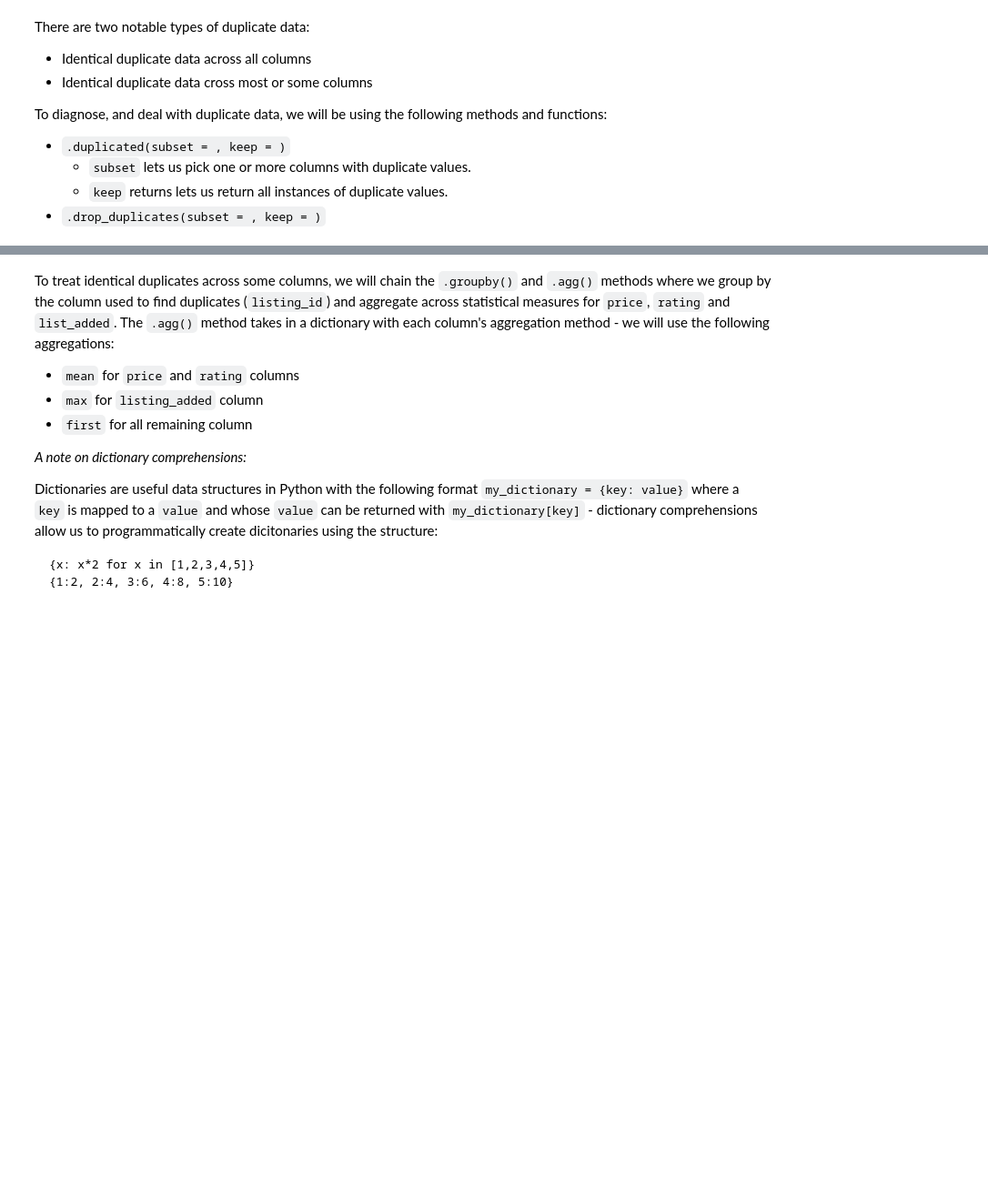
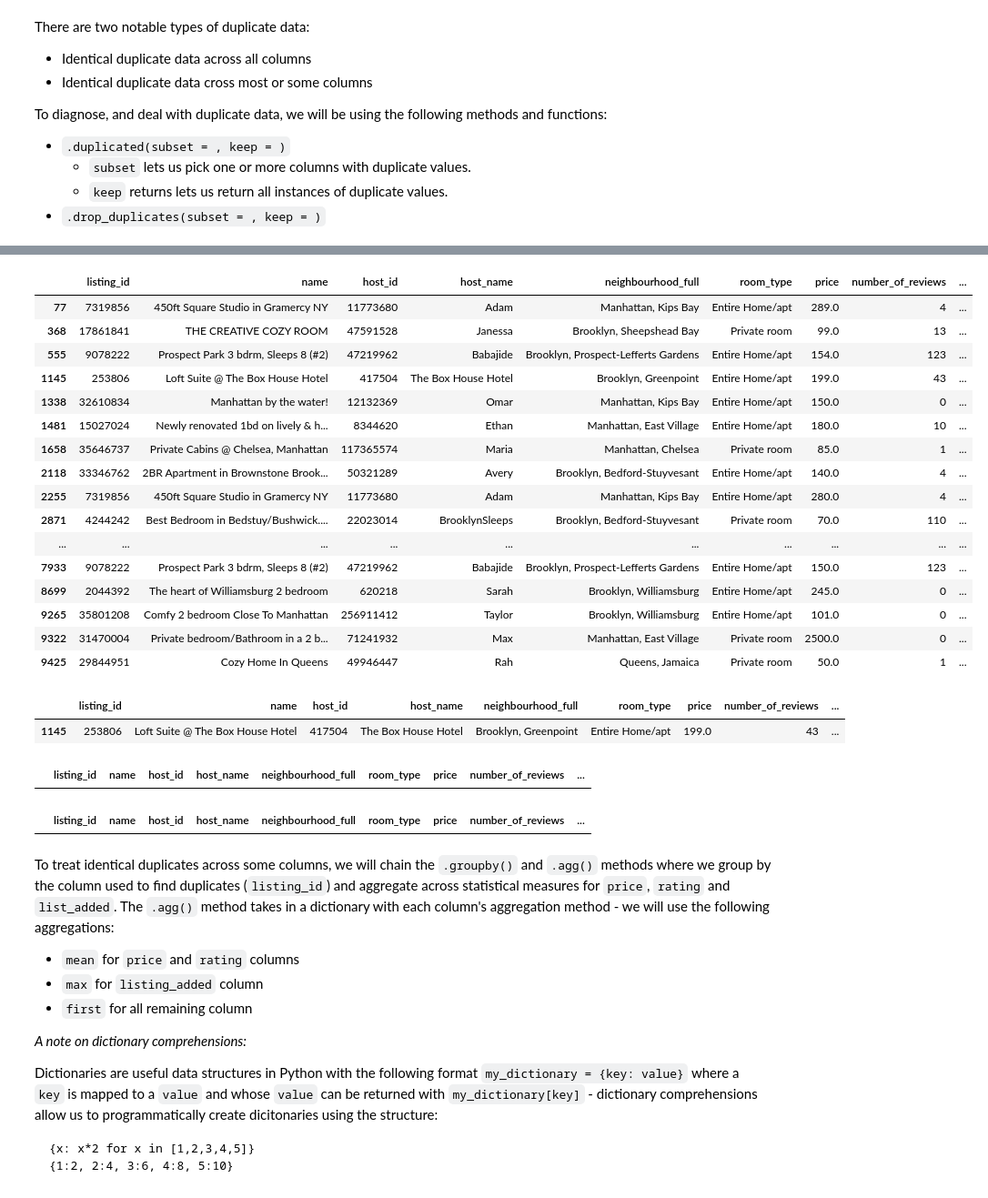
Before and after one commit to Sunkarr/ZHAW, a Jupyter notebook: Semester 2/Data Engineering 1/W3/DatEng_P03.ipynb, the cells around one changed output, grey strips where cells are left out. Shown: that part at 91% size. Saved outputs shown, nothing was run; the diff lists cells and outputs as text; code cells hidden in the pictures; blank space fills up the shorter version.

```diff
--- a/Semester 2/Data Engineering 1/W3/DatEng_P03.ipynb
+++ b/Semester 2/Data Engineering 1/W3/DatEng_P03.ipynb
@@ -411,3 +411,6 @@ airbnb.query('rating > 5.0')
 | 8821 | 36413632 | Spacious 2BR in Beautiful Brookly... | 6608220 | Matt | Brooklyn, Brooklyn Heights | Entire Home/apt | 550.0 | 1 | ... |
 # %%
 # Drop these rows and make sure we have effected changes
+
+airbnb = airbnb.drop(airbnb.query('rating > 5.0').index)
+airbnb
@@ -428,2 +474,5 @@ airbnb.query('rating > 5.0')
 # %%
 # Drop these rows since they are only 2 rows
+
+airbnb = airbnb.drop(airbnb.query('listing_added > last_review').index)
+airbnb.query('listing_added > last_review')
@@ -447,2 +507,25 @@ To diagnose, and deal with duplicate data, we will be using the following method
+# %%
+# Find duplicates
+
+duplicates = airbnb[airbnb.duplicated(subset = 'listing_id', keep =  False)]
+duplicates
+# %% [output]
+|  | listing_id | name | host_id | host_name | neighbourhood_full | room_type | price | number_of_reviews | ... |
+| 77 | 7319856 | 450ft Square Studio in Gramercy NY | 11773680 | Adam | Manhattan, Kips Bay | Entire Home/apt | 289.0 | 4 | ... |
+| 368 | 17861841 | THE CREATIVE COZY ROOM | 47591528 | Janessa | Brooklyn, Sheepshead Bay | Private room | 99.0 | 13 | ... |
+| 555 | 9078222 | Prospect Park 3 bdrm, Sleeps 8 (#2) | 47219962 | Babajide | Brooklyn, Prospect-Lefferts Gardens | Entire Home/apt | 154.0 | 123 | ... |
+| 1145 | 253806 | Loft Suite @ The Box House Hotel | 417504 | The Box House Hotel | Brooklyn, Greenpoint | Entire Home/apt | 199.0 | 43 | ... |
+| 1338 | 32610834 | Manhattan by the water! | 12132369 | Omar | Manhattan, Kips Bay | Entire Home/apt | 150.0 | 0 | ... |
+| 1481 | 15027024 | Newly renovated 1bd on lively & h... | 8344620 | Ethan | Manhattan, East Village | Entire Home/apt | 180.0 | 10 | ... |
+| 1658 | 35646737 | Private Cabins @ Chelsea, Manhattan | 117365574 | Maria | Manhattan, Chelsea | Private room | 85.0 | 1 | ... |
+| 2118 | 33346762 | 2BR Apartment in Brownstone Brook... | 50321289 | Avery | Brooklyn, Bedford-Stuyvesant | Entire Home/apt | 140.0 | 4 | ... |
+| 2255 | 7319856 | 450ft Square Studio in Gramercy NY | 11773680 | Adam | Manhattan, Kips Bay | Entire Home/apt | 280.0 | 4 | ... |
+| 2871 | 4244242 | Best Bedroom in Bedstuy/Bushwick.... | 22023014 | BrooklynSleeps | Brooklyn, Bedford-Stuyvesant | Private room | 70.0 | 110 | ... |
+| ... | ... | ... | ... | ... | ... | ... | ... | ... | ... |
+| 7933 | 9078222 | Prospect Park 3 bdrm, Sleeps 8 (#2) | 47219962 | Babajide | Brooklyn, Prospect-Lefferts Gardens | Entire Home/apt | 150.0 | 123 | ... |
+| 8699 | 2044392 | The heart of Williamsburg 2 bedroom | 620218 | Sarah | Brooklyn, Williamsburg | Entire Home/apt | 245.0 | 0 | ... |
+| 9265 | 35801208 | Comfy 2 bedroom Close To Manhattan | 256911412 | Taylor | Brooklyn, Williamsburg | Entire Home/apt | 101.0 | 0 | ... |
+| 9322 | 31470004 | Private bedroom/Bathroom in a 2 b... | 71241932 | Max | Manhattan, East Village | Private room | 2500.0 | 0 | ... |
+| 9425 | 29844951 | Cozy Home In Queens | 49946447 | Rah | Queens, Jamaica | Private room | 50.0 | 1 | ... |
 # %%
 # Find duplicates
@@ -453,7 +532,25 @@ To diagnose, and deal with duplicate data, we will be using the following method
+# %%
+# Remove identical duplicates
+
+airbnb = airbnb.drop_duplicates(subset = 'listing_id', keep =  "first")
+airbnb.query('listing_id == 253806')
+# %% [output]
+|  | listing_id | name | host_id | host_name | neighbourhood_full | room_type | price | number_of_reviews | ... |
+| 1145 | 253806 | Loft Suite @ The Box House Hotel | 417504 | The Box House Hotel | Brooklyn, Greenpoint | Entire Home/apt | 199.0 | 43 | ... |
 # %%
 # Find non-identical duplicates
+
+duplicates = airbnb[airbnb.duplicated(subset = 'listing_id', keep = False)]
+duplicates
+# %% [output]
+|  | listing_id | name | host_id | host_name | neighbourhood_full | room_type | price | number_of_reviews | ... |
 # %%
 # Show all duplicates
+
+duplicates = airbnb[airbnb.duplicated(subset = 'listing_id', keep = False)]
+duplicates
+# %% [output]
+|  | listing_id | name | host_id | host_name | neighbourhood_full | room_type | price | number_of_reviews | ... |
 # %% [markdown]
 To treat identical duplicates across some columns, we will chain the `.groupby()` and `.agg()` methods where we group by the column used to find duplicates (`listing_id`) and aggregate across statistical measures for `price`, `rating` and `list_added`. The `.agg()` method takes in a dictionary with each column's aggregation method - we will use the following aggregations:
 
```
Also changed, not shown: parts of 17 cells of this notebook.
